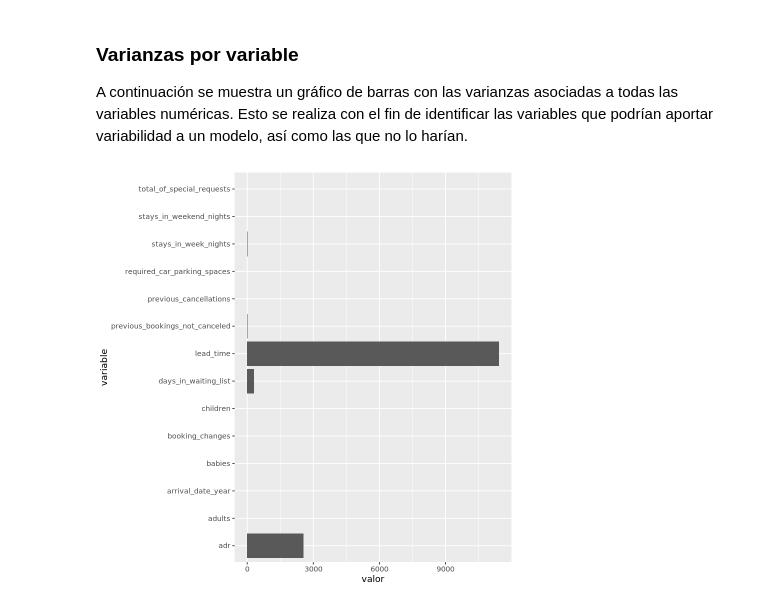
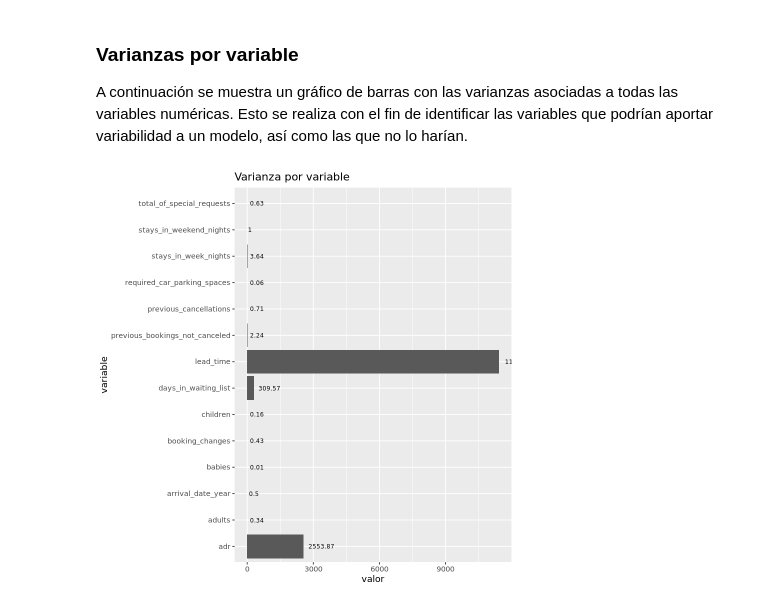
Before and after one commit to sebastianflp/Data_MiningDCC, a Jupyter notebook: ProyectoDM.ipynb, the cells around one changed output. Drawn from its saved outputs; the diff is of its cells as text; code cells hidden in the pictures.

```diff
--- a/ProyectoDM.ipynb
+++ b/ProyectoDM.ipynb
@@ -119,9 +145,6 @@ df$arrival_date_day_of_month = as.factor(df$arrival_date_day_of_month)
 df$arrival_date_week_number = as.factor(df$arrival_date_week_number)
 df$reservation_status_date = as.Date(df$reservation_status_date)
 df$is_repeated_guest = as.factor(df$is_repeated_guest)
-
-# df$agent = as.numeric(df$agent)
 df$agent = as.factor(df$agent)
-
-# df$company = as.numeric(df$company)
 df$company = as.factor(df$company)
+df$arrival_date_month <- factor(df$arrival_date_month, levels = c('January', 'February', 'March', 'April',  'May', 'June', 'July', 'August', 'September', 'October','November', 'December' ))
@@ -157,9 +271,12 @@ A continuación se muestra un gráfico de barras con las varianzas asociadas a t
 # %%
 df_numerico = df[,unlist(lapply(df, is.numeric))]
 tmp = sapply(df_numerico, function(x) var(na.omit(x)))
+df_var = data.frame(variable=names(tmp), valor=tmp)
 
-df_var = data.frame(variable=names(tmp), valor=tmp)
-# ggplot(df_var) + geom_bar(aes(x = variable, y = valor, fill = variable), stat = "identity") + coord_flip()
-ggplot(df_var) + geom_bar(aes(x = variable, y = valor), stat = "identity") + coord_flip()
+# png('var_gral.png')
+ggplot(df_var, aes(x = variable, y = valor)) + geom_col() +
+    geom_text(label=round(df_var$valor, 2), hjust=-0.2, size=2.5) + coord_flip() +
+    ggtitle("Varianza por variable")
+# dev.off()
 # %% [output]
-[figure, old version]
+[figure, new version]
```
Also changed, not shown: parts of 49 cells of this notebook, 1 other file.
